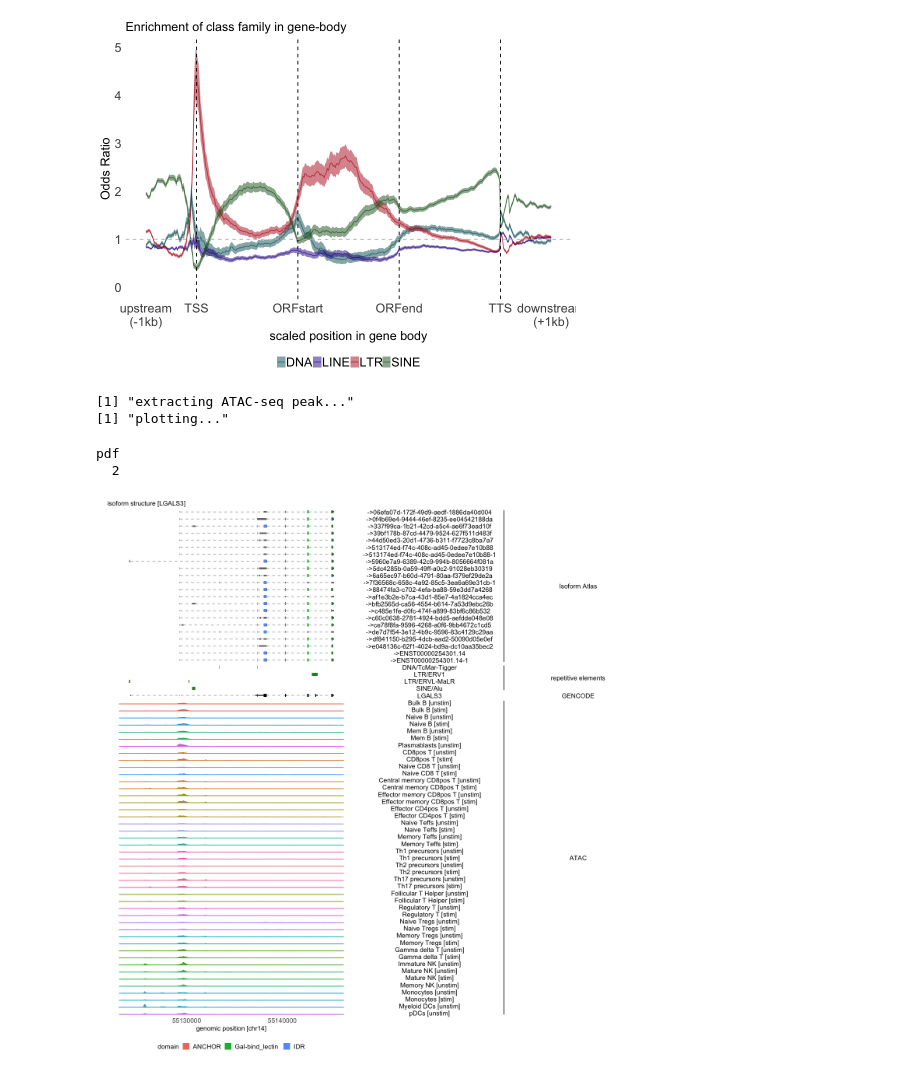
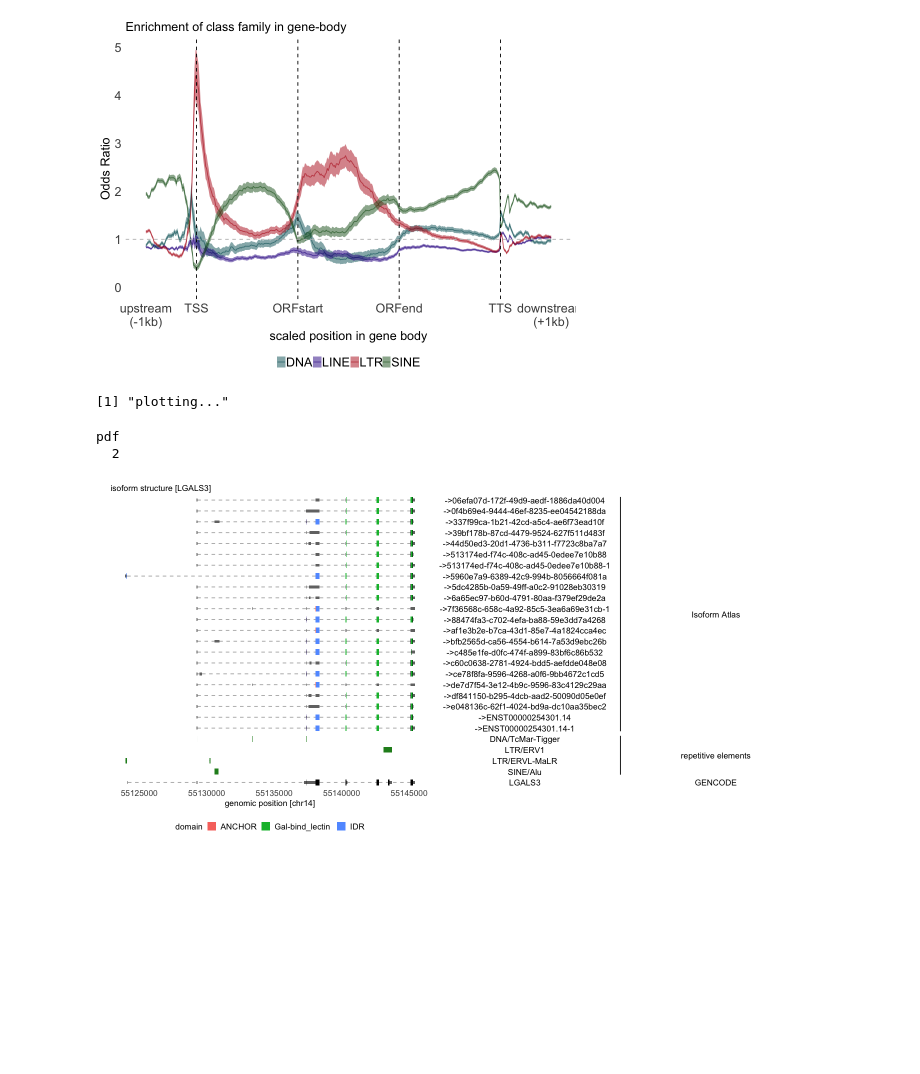
Before and after one commit to juninamo/TRAILS, a Jupyter notebook: Figures/Figure4.ipynb, the cells around one changed output. Drawn from its saved outputs; the diff is of its cells as text; code cells hidden in the pictures; blank space fills up the shorter version.

Commit message:
add figures

```diff
--- a/Figures/Figure4.ipynb
+++ b/Figures/Figure4.ipynb
@@ -454,21 +454,20 @@ pdf
 # %%
 gene="LGALS3"
 
-options(repr.plot.width=12, repr.plot.height=12)
-g = plot_iso_structure(gene = gene, extra = 1e03, repeat_draw = TRUE, atac_draw = TRUE, rip_draw = FALSE) + theme(strip.text.y=element_text(angle = 0, size=10, color="black"))
+options(repr.plot.width=12, repr.plot.height=6)
+g = plot_iso_structure(gene = gene, extra = 1e03, repeat_draw = TRUE, atac_draw = FALSE, rip_draw = FALSE) + theme(strip.text.y=element_text(angle = 0, size=10, color="black"))
 g <- ggplotGrob(g)
 for(i in which(grepl("strip-r", g$layout$name))){
   g$grobs[[i]]$layout$clip <- "off"
 }
 grid::grid.draw(g)
 
-pdf("./Figure4e.pdf", width=12, height=12)
+pdf("./Figure4e.pdf", width=12, height=6)
 grid::grid.draw(g)
 dev.off()
 # %% [output]
-[1] "extracting ATAC-seq peak..."
 [1] "plotting..."
 pdf
   2
-[figure, old version]
+[figure, new version]
 # %%
```
Also changed, not shown: parts of 1 cell of this notebook, 17 other files.
